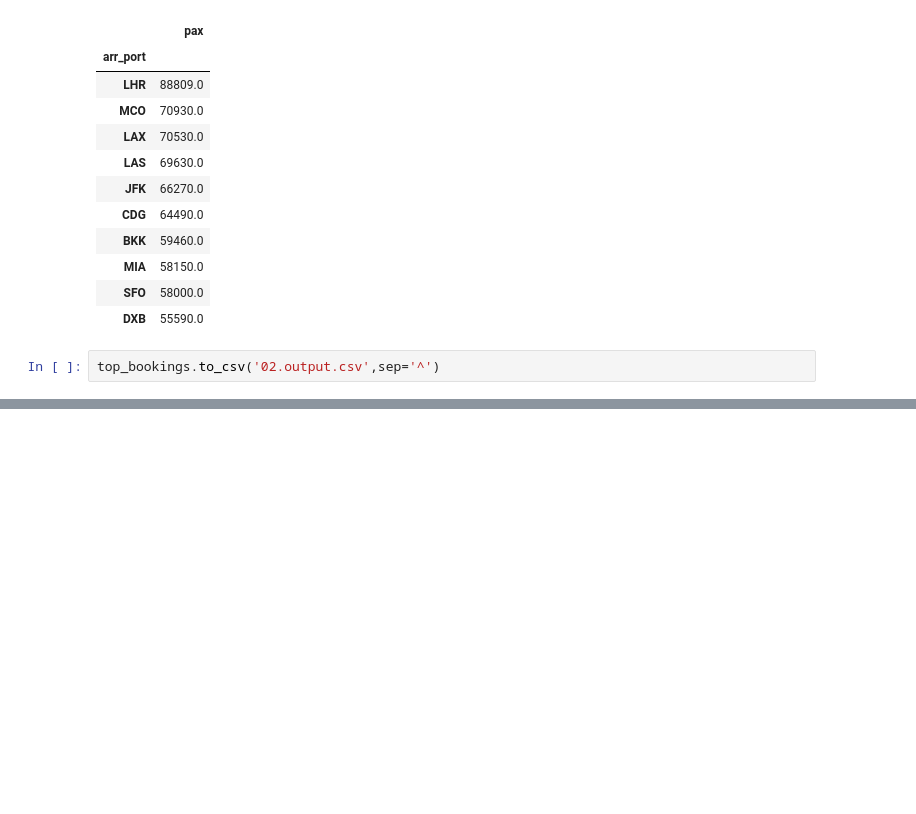
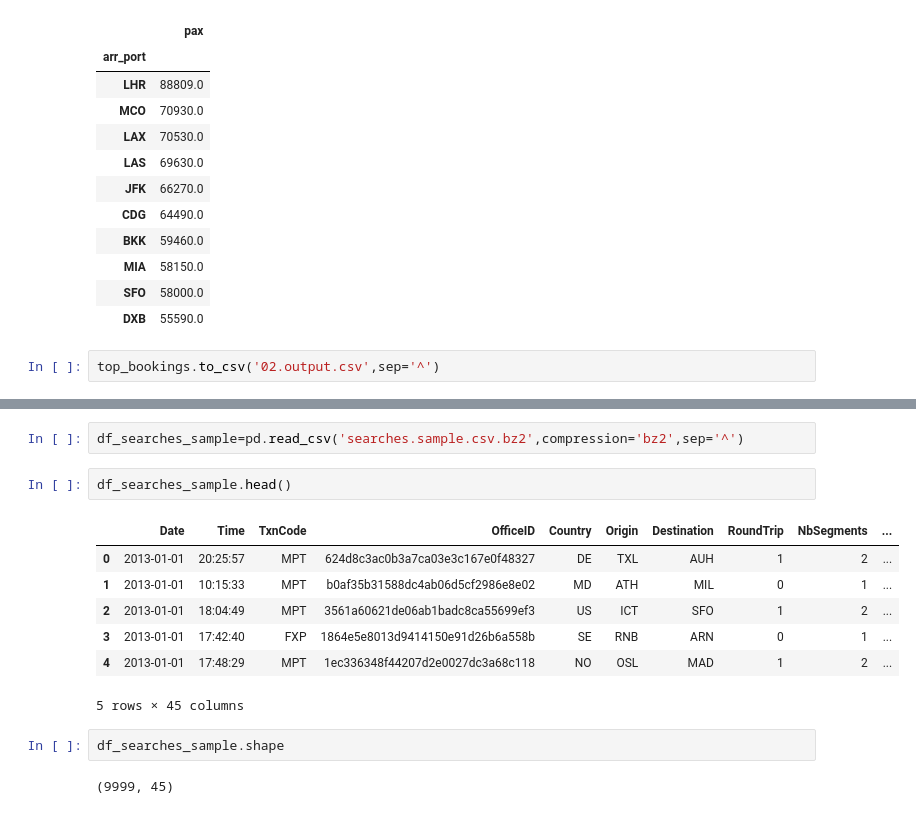
Before and after one commit to bdeotto/reto_Amadeus, a Jupyter notebook: reto_Amadeus.ipynb, the cells around one changed output, grey strips where cells are left out. Saved outputs shown, nothing was run; the diff lists cells and outputs as text; blank space fills up the shorter version.

```diff
--- a/reto_Amadeus.ipynb
+++ b/reto_Amadeus.ipynb
@@ -275,0 +296,16 @@ top_bookings.to_csv('02.output.csv',sep='^')
+# %%
+df_searches_sample=pd.read_csv('searches.sample.csv.bz2',compression='bz2',sep='^')
+# %%
+df_searches_sample.head()
+# %% [output]
+|  | Date | Time | TxnCode | OfficeID | Country | Origin | Destination | RoundTrip | NbSegments | ... |
+| 0 | 2013-01-01 | 20:25:57 | MPT | 624d8c3ac0b3a7ca03e3c167e0f48327 | DE | TXL | AUH | 1 | 2 | ... |
+| 1 | 2013-01-01 | 10:15:33 | MPT | b0af35b31588dc4ab06d5cf2986e8e02 | MD | ATH | MIL | 0 | 1 | ... |
+| 2 | 2013-01-01 | 18:04:49 | MPT | 3561a60621de06ab1badc8ca55699ef3 | US | ICT | SFO | 1 | 2 | ... |
+| 3 | 2013-01-01 | 17:42:40 | FXP | 1864e5e8013d9414150e91d26b6a558b | SE | RNB | ARN | 0 | 1 | ... |
+| 4 | 2013-01-01 | 17:48:29 | MPT | 1ec336348f44207d2e0027dc3a68c118 | NO | OSL | MAD | 1 | 2 | ... |
+5 rows × 45 columns
+# %%
+df_searches_sample.shape
+# %% [output]
+(9999, 45)
```
Also changed, not shown: parts of 7 cells of this notebook.
